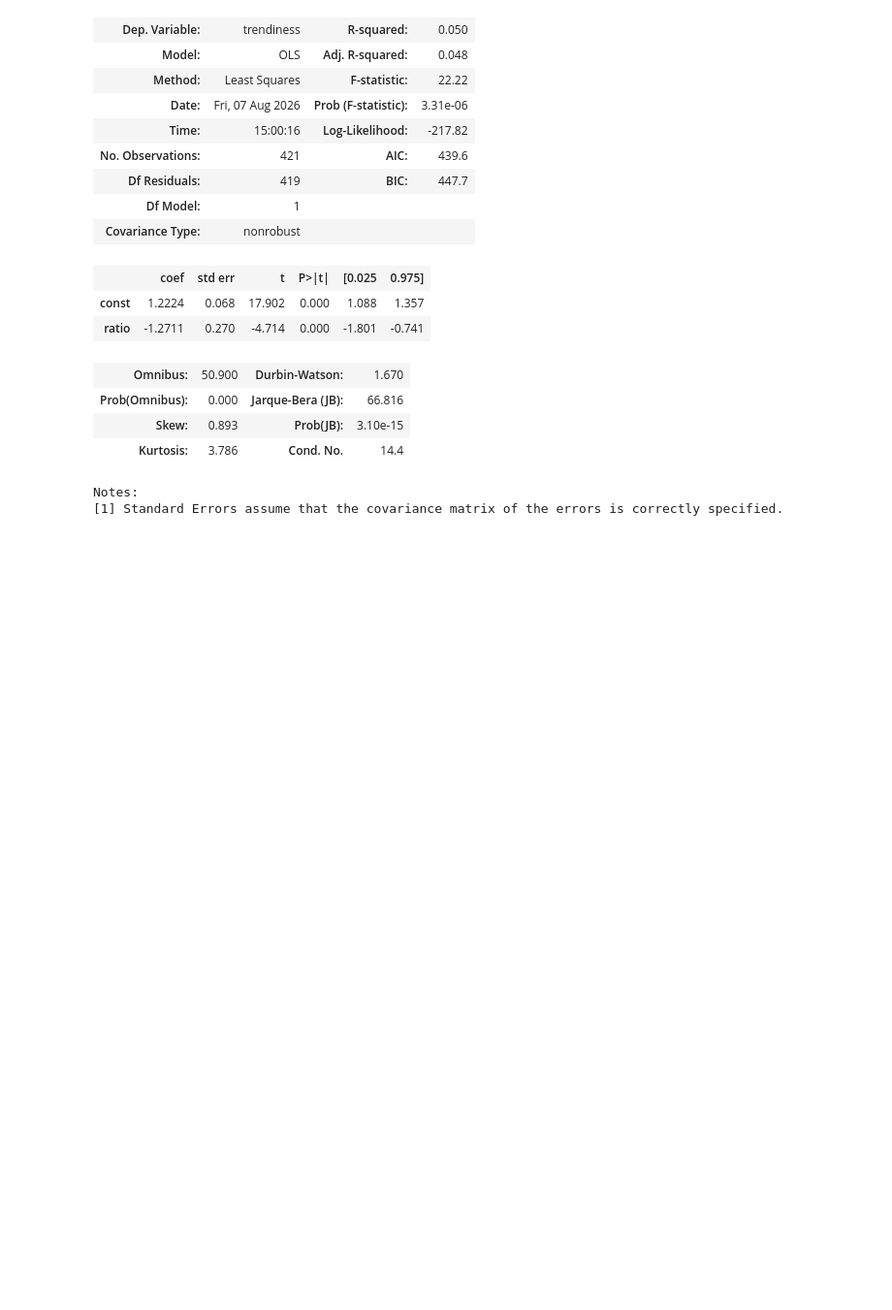
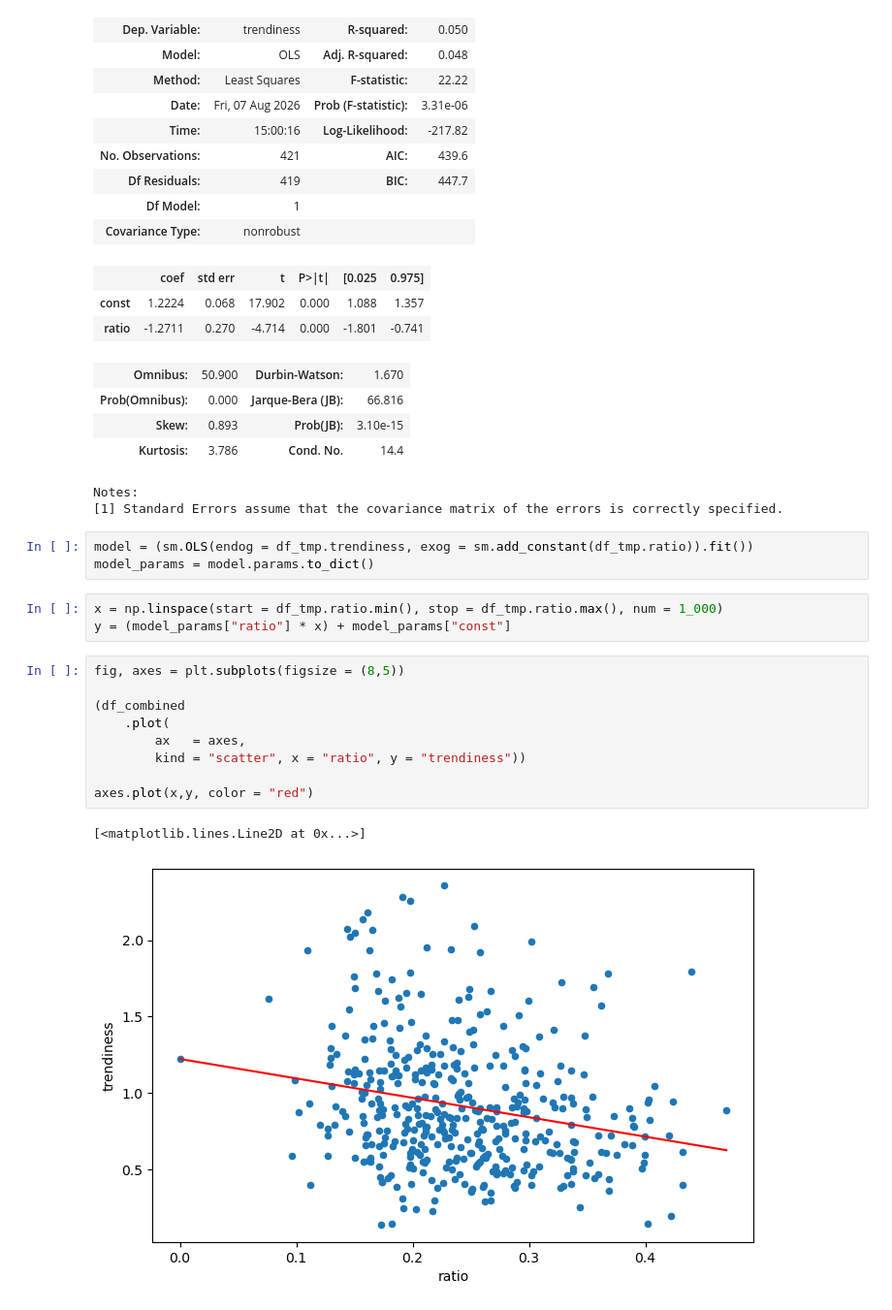
Before and after one commit to diegodalvarez/TrendSystem, a Jupyter notebook: Research/SignalResearch/2HedgeSpeculator.ipynb, the cells around one changed output. Shown at 97% size. Saved outputs shown, nothing was run; the diff lists cells and outputs as text; blank space fills up the shorter version.

```diff
--- a/Research/SignalResearch/2HedgeSpeculator.ipynb
+++ b/Research/SignalResearch/2HedgeSpeculator.ipynb
@@ -155,3 +156,21 @@ OLS Regression Results
 | Kurtosis: | 3.786 | Cond. No. | 14.4 |
 Notes:
 [1] Standard Errors assume that the covariance matrix of the errors is correctly specified.
+# %%
+model = (sm.OLS(endog = df_tmp.trendiness, exog = sm.add_constant(df_tmp.ratio)).fit())
+model_params = model.params.to_dict()
+# %%
+x = np.linspace(start = df_tmp.ratio.min(), stop = df_tmp.ratio.max(), num = 1_000)
+y = (model_params["ratio"] * x) + model_params["const"]
+# %%
+fig, axes = plt.subplots(figsize = (8,5))
+
+(df_combined
+    .plot(
+        ax   = axes,
+        kind = "scatter", x = "ratio", y = "trendiness"))
+
+axes.plot(x,y, color = "red")
+# %% [output]
+[<matplotlib.lines.Line2D at 0x...>]
+[figure, added]
```
Also changed, not shown: parts of 1 cell of this notebook, 6 other files.
